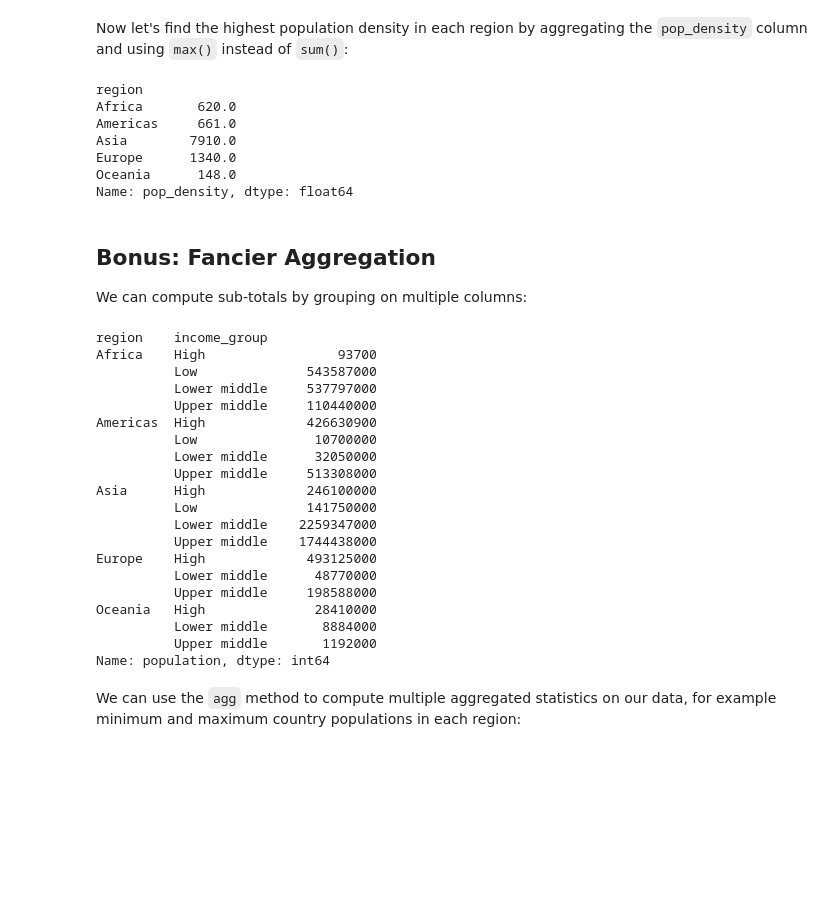
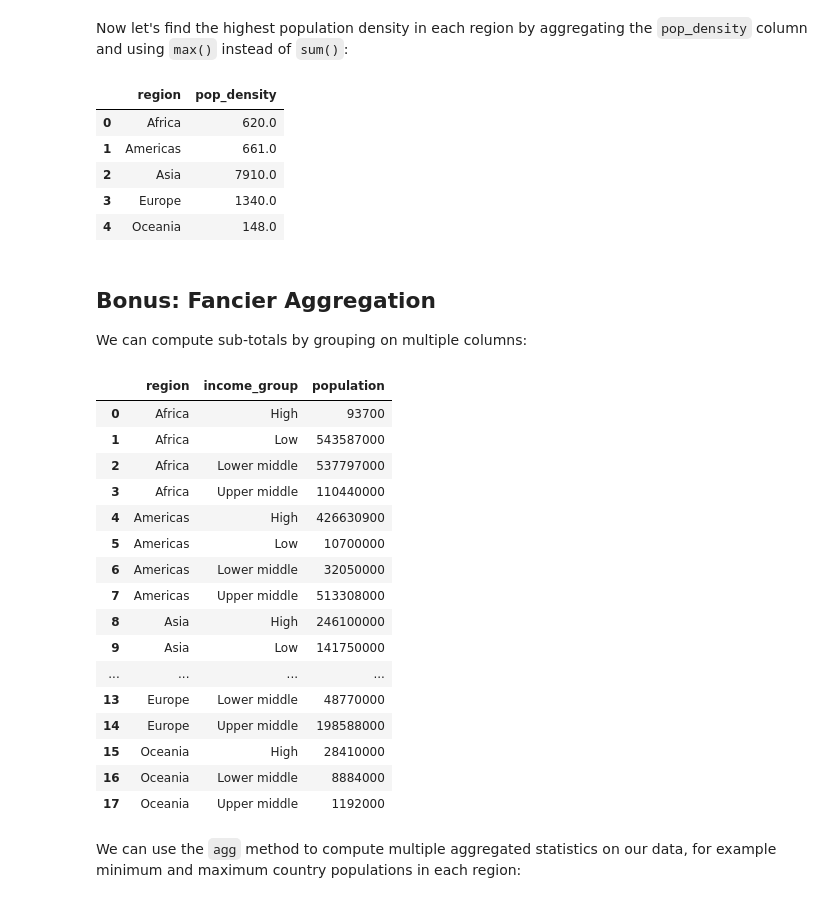
Before and after one commit to jenfly/datajam-python, a Jupyter notebook: 1-pandas.ipynb, the cells around one changed output. Cells and saved outputs as stored; diff of their text form; code cells hidden in the pictures; blank space fills up the shorter version.

```diff
--- a/1-pandas.ipynb
+++ b/1-pandas.ipynb
@@ -677,42 +711,38 @@ Name: population, dtype: int64
 # %% [markdown]
 Now let's find the highest population density in each region by aggregating the `pop_density` column and using `max()` instead of `sum()`:
 # %%
-world_2015.groupby('region')['pop_density'].max()
+world_2015.groupby('region', as_index=False)['pop_density'].max()
 # %% [output]
-region
-Africa       620.0
-Americas     661.0
-Asia        7910.0
-Europe      1340.0
-Oceania      148.0
-Name: pop_density, dtype: float64
+|  | region | pop_density |
+| 0 | Africa | 620.0 |
+| 1 | Americas | 661.0 |
+| 2 | Asia | 7910.0 |
+| 3 | Europe | 1340.0 |
+| 4 | Oceania | 148.0 |
 # %% [markdown]
 ## Bonus: Fancier Aggregation
 
 We can compute sub-totals by grouping on multiple columns:
 # %%
-world_2015.groupby(['region', 'income_group'])['population'].sum()
+world_2015.groupby(['region', 'income_group'], as_index=False)['population'].sum()
 # %% [output]
-region    income_group
-Africa    High                 93700
-          Low              543587000
-          Lower middle     537797000
-          Upper middle     110440000
-Americas  High             426630900
-          Low               10700000
-          Lower middle      32050000
-          Upper middle     513308000
-Asia      High             246100000
-          Low              141750000
-          Lower middle    2259347000
-          Upper middle    1744438000
-Europe    High             493125000
-          Lower middle      48770000
-          Upper middle     198588000
-Oceania   High              28410000
-          Lower middle       8884000
-          Upper middle       1192000
-Name: population, dtype: int64
+|  | region | income_group | population |
+| 0 | Africa | High | 93700 |
+| 1 | Africa | Low | 543587000 |
+| 2 | Africa | Lower middle | 537797000 |
+| 3 | Africa | Upper middle | 110440000 |
+| 4 | Americas | High | 426630900 |
+| 5 | Americas | Low | 10700000 |
+| 6 | Americas | Lower middle | 32050000 |
+| 7 | Americas | Upper middle | 513308000 |
+| 8 | Asia | High | 246100000 |
+| 9 | Asia | Low | 141750000 |
+| ... | ... | ... | ... |
+| 13 | Europe | Lower middle | 48770000 |
+| 14 | Europe | Upper middle | 198588000 |
+| 15 | Oceania | High | 28410000 |
+| 16 | Oceania | Lower middle | 8884000 |
+| 17 | Oceania | Upper middle | 1192000 |
 # %% [markdown]
 We can use the `agg` method to compute multiple aggregated statistics on our data, for example minimum and maximum country populations in each region:
 # %%
```
Also changed, not shown: parts of 12 cells of this notebook.
